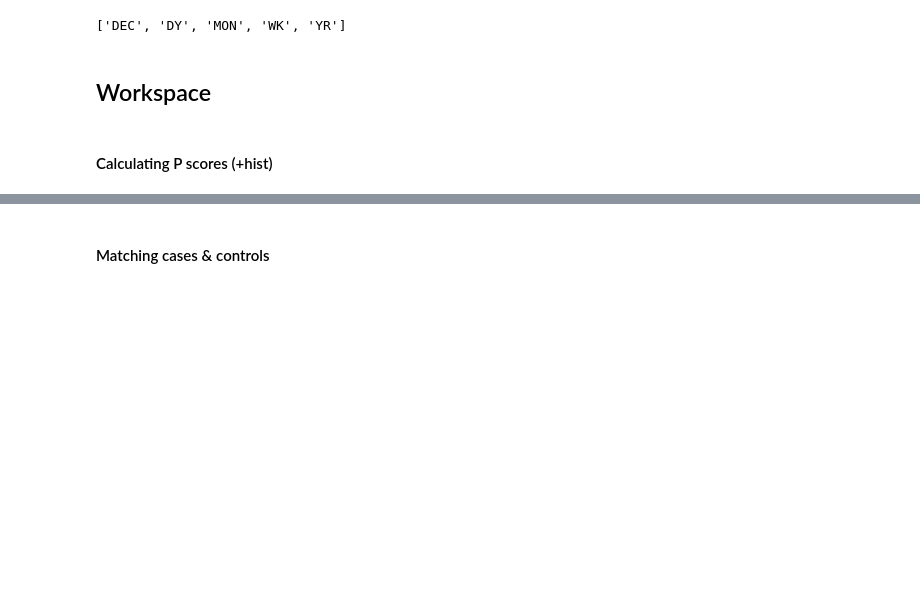
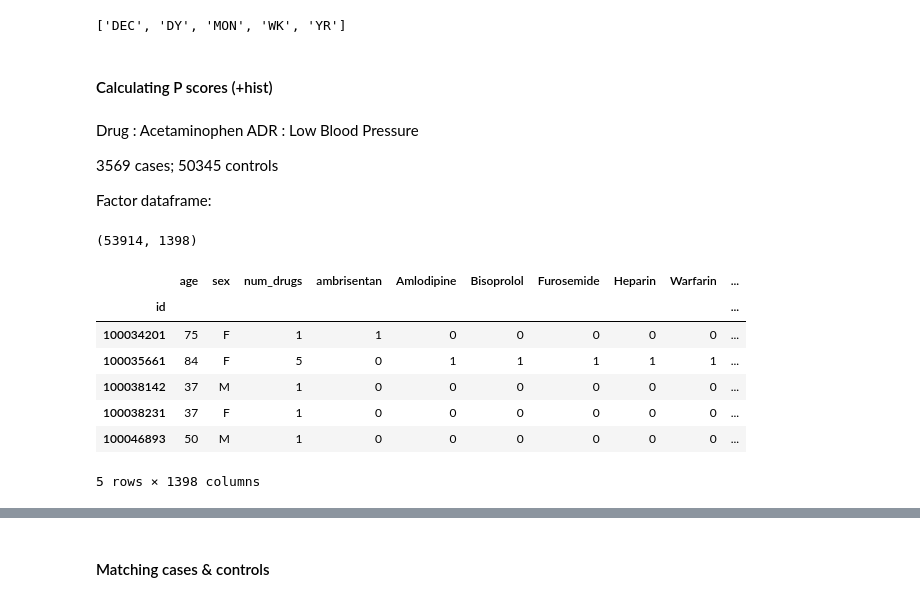
Before and after one commit to tatonetti-lab/sex_risks, a Jupyter notebook: Drugs with Sex Risks.ipynb, the cells around one changed output, grey strips where cells are left out. Drawn from its saved outputs; the diff is of its cells as text; code cells hidden in the pictures; blank space fills up the shorter version.

```diff
--- a/Drugs with Sex Risks.ipynb
+++ b/Drugs with Sex Risks.ipynb
@@ -2519,2 +2524,0 @@ TRIAL_PSM.reset_index().to_feather(ROOT+"PSM/Acetaminophen Trial/Prepped for PSM
-# %% [markdown]
-## Workspace
@@ -2525,3 +2525,23 @@ df_aeolus = pd.read_feather(ROOT + "AEOLUS/clean_withRank.tsv.feather")
 # %% [markdown]
 #### Calculating P scores (+hist)
+# %% [markdown]
+Drug : Acetaminophen
+ADR : Low Blood Pressure
+
+3569 cases; 50345 controls
+
+Factor dataframe:
+# %%
+print(TRIAL_PSM.shape)
+TRIAL_PSM.head()
+# %% [output]
+(53914, 1398)
+|  | age | sex | num_drugs | ambrisentan | Amlodipine | Bisoprolol | Furosemide | Heparin | Warfarin | ... |
+| id |  |  |  |  |  |  |  |  |  | ... |
+| 100034201 | 75 | F | 1 | 1 | 0 | 0 | 0 | 0 | 0 | ... |
+| 100035661 | 84 | F | 5 | 0 | 1 | 1 | 1 | 1 | 1 | ... |
+| 100038142 | 37 | M | 1 | 0 | 0 | 0 | 0 | 0 | 0 | ... |
+| 100038231 | 37 | F | 1 | 0 | 0 | 0 | 0 | 0 | 0 | ... |
+| 100046893 | 50 | M | 1 | 0 | 0 | 0 | 0 | 0 | 0 | ... |
+5 rows × 1398 columns
 # %%
```
Also changed, not shown: parts of 17 cells of this notebook, 1 other file.
